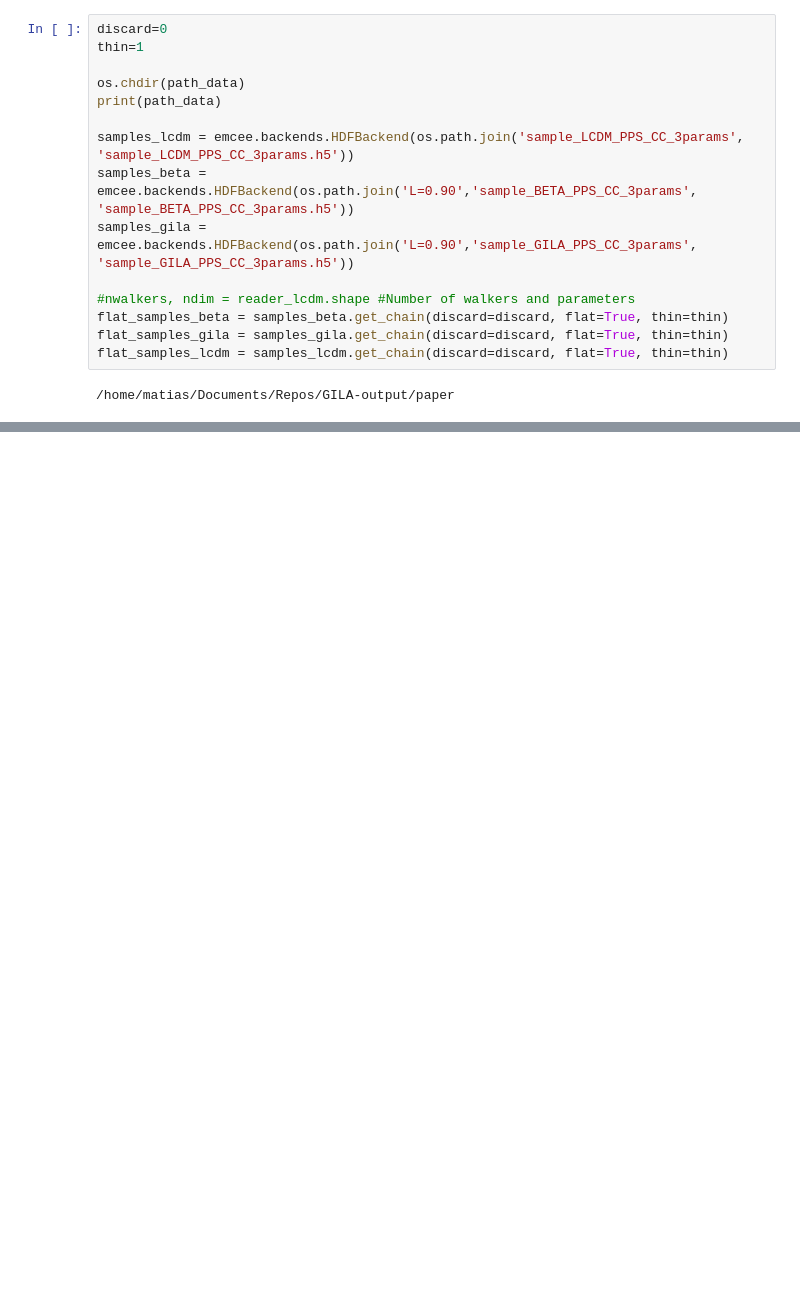
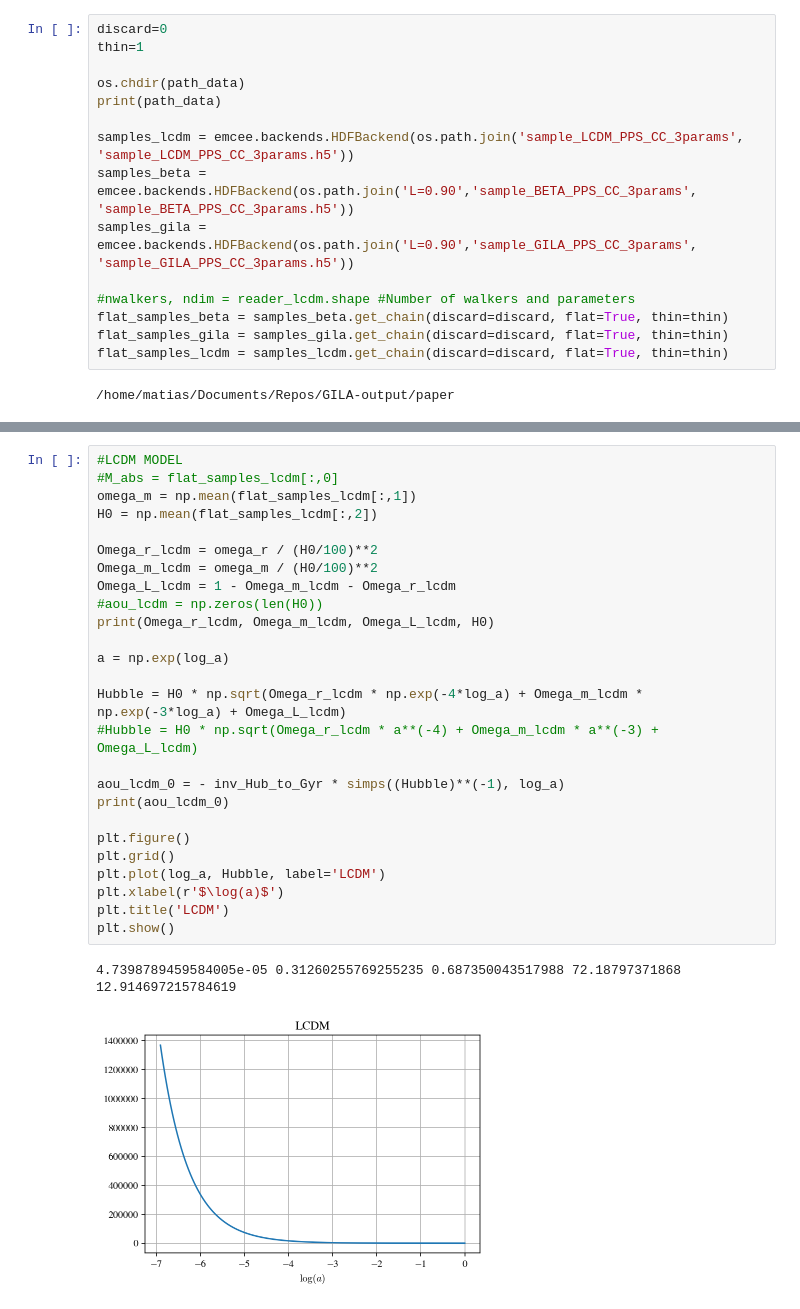
Before and after one commit to matiasleize/GC_MCMC, a Jupyter notebook: notebooks/age_of_the_universe/plot_age_of_universe_0.90_log_a.ipynb, the cells around one changed output, grey strips where cells are left out. Drawn from its saved outputs; the diff is of its cells as text; blank space fills up the shorter version.

```diff
--- a/notebooks/age_of_the_universe/plot_age_of_universe_0.90_log_a.ipynb
+++ b/notebooks/age_of_the_universe/plot_age_of_universe_0.90_log_a.ipynb
@@ -207,3 +192,33 @@ for i in range(len(aou_lcdm)):
+# %%
+#LCDM MODEL
+#M_abs = flat_samples_lcdm[:,0]
+omega_m = np.mean(flat_samples_lcdm[:,1])
+H0 = np.mean(flat_samples_lcdm[:,2])
+
+Omega_r_lcdm = omega_r / (H0/100)**2
+Omega_m_lcdm = omega_m / (H0/100)**2
+Omega_L_lcdm = 1 - Omega_m_lcdm - Omega_r_lcdm
+#aou_lcdm = np.zeros(len(H0))
+print(Omega_r_lcdm, Omega_m_lcdm, Omega_L_lcdm, H0)
+
+a = np.exp(log_a)
+
+Hubble = H0 * np.sqrt(Omega_r_lcdm * np.exp(-4*log_a) + Omega_m_lcdm * np.exp(-3*log_a) + Omega_L_lcdm)
+#Hubble = H0 * np.sqrt(Omega_r_lcdm * a**(-4) + Omega_m_lcdm * a**(-3) + Omega_L_lcdm)
+
+aou_lcdm_0 = - inv_Hub_to_Gyr * simps((Hubble)**(-1), log_a)
+print(aou_lcdm_0)
+
+plt.figure()
+plt.grid()
+plt.plot(log_a, Hubble, label='LCDM')
+plt.xlabel(r'$\log(a)$')
+plt.title('LCDM')
+plt.show()
+# %% [output]
+4.7398789459584005e-05 0.31260255769255235 0.687350043517988 72.18797371868
+12.914697215784619
+[figure, added]
 # %%
 #BETA MODEL
 #M_abs = flat_samples_beta[:,0]
```
Also changed, not shown: parts of 18 cells of this notebook, 3 other files.
